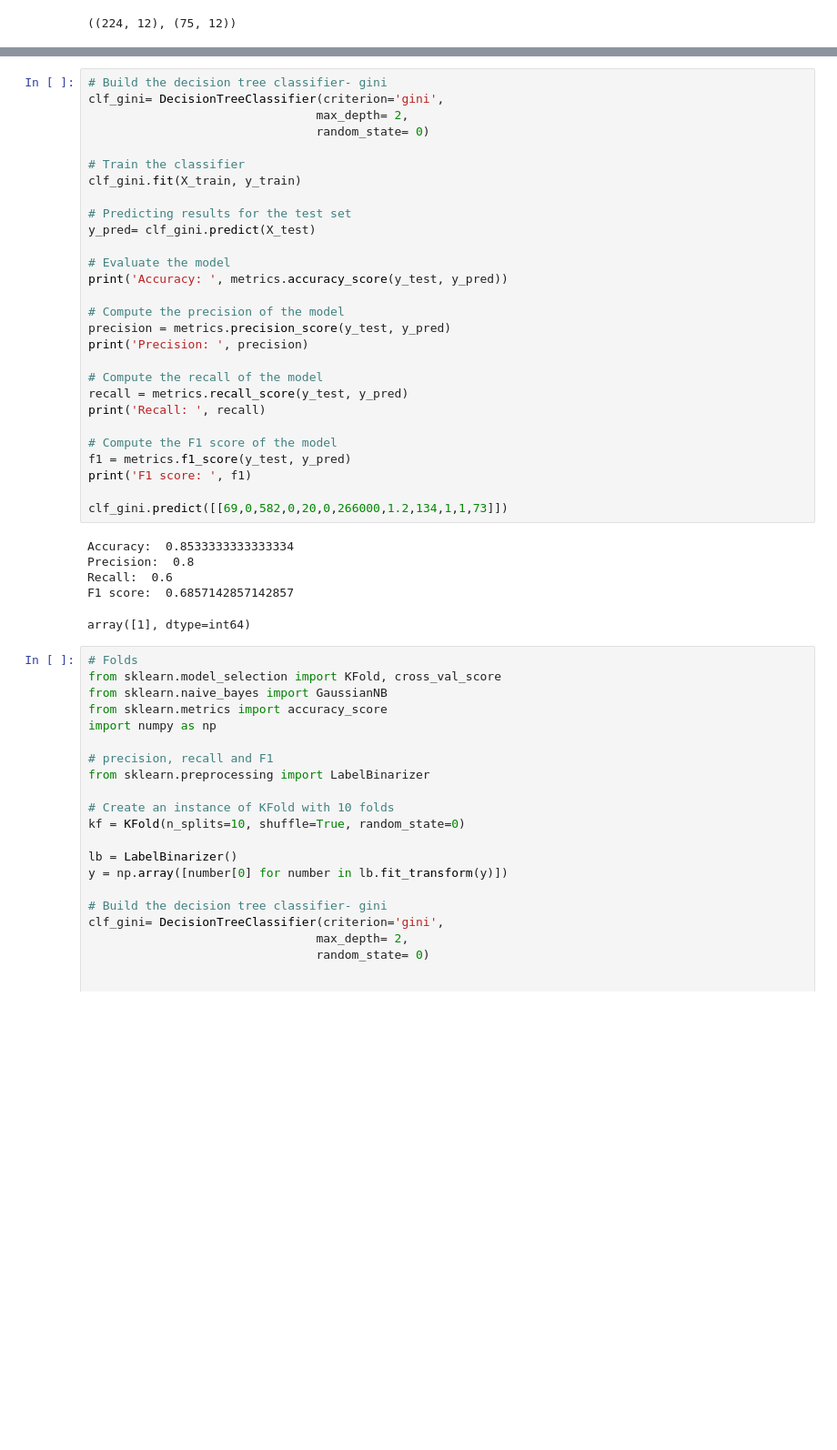
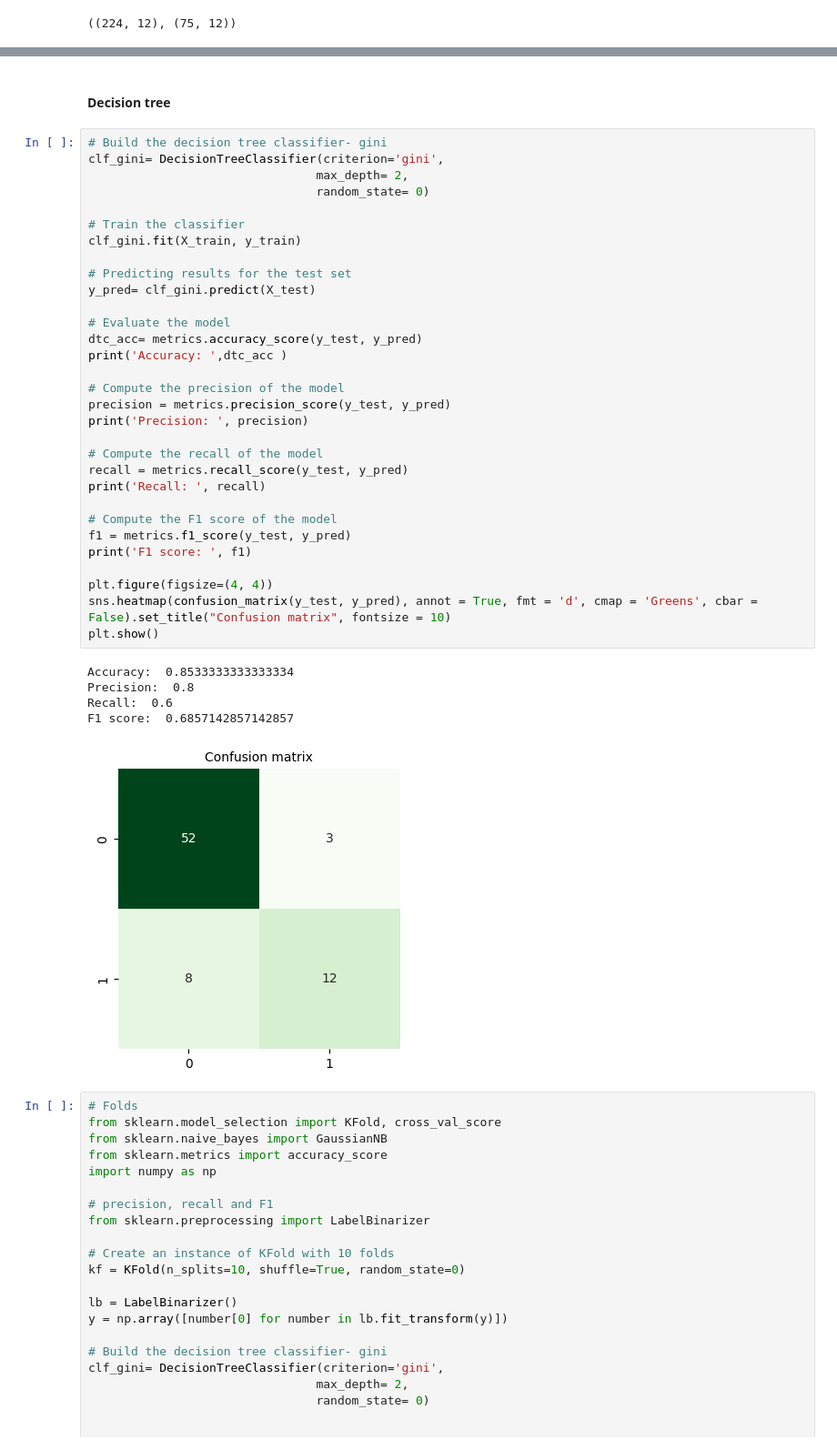
Before and after one commit to cepdnaclk/e18-6sp-ML-based-patient-care-diagnostic, a Jupyter notebook: backend/fastapi/heart_disease/model1.ipynb, the cells around one changed output, grey strips where cells are left out. Shown at 91% size. Drawn from its saved outputs; the diff is of its cells as text; blank space fills up the shorter version.

```diff
--- a/backend/fastapi/heart_disease/model1.ipynb
+++ b/backend/fastapi/heart_disease/model1.ipynb
@@ -99,40 +103,45 @@ X_train.drop(labels= correlated_features, axis = 1, inplace= True)
 X_test.drop(labels= correlated_features, axis = 1, inplace= True)
 # %% [output]
 set()
+# %% [markdown]
+#### Decision tree
 # %%
 # Build the decision tree classifier- gini
 clf_gini= DecisionTreeClassifier(criterion='gini',
                                 max_depth= 2,
                                 random_state= 0)
 
 # Train the classifier
 clf_gini.fit(X_train, y_train)
 
 # Predicting results for the test set
 y_pred= clf_gini.predict(X_test)
 
 # Evaluate the model
-print('Accuracy: ', metrics.accuracy_score(y_test, y_pred))
+dtc_acc= metrics.accuracy_score(y_test, y_pred)
+print('Accuracy: ',dtc_acc )
 
 # Compute the precision of the model
 precision = metrics.precision_score(y_test, y_pred)
 print('Precision: ', precision)
 
 # Compute the recall of the model
 recall = metrics.recall_score(y_test, y_pred)
 print('Recall: ', recall)
 
 # Compute the F1 score of the model
 f1 = metrics.f1_score(y_test, y_pred)
 print('F1 score: ', f1)
 
-clf_gini.predict([[69,0,582,0,20,0,266000,1.2,134,1,1,73]])
+plt.figure(figsize=(4, 4))
+sns.heatmap(confusion_matrix(y_test, y_pred), annot = True, fmt = 'd', cmap = 'Greens', cbar = False).set_title("Confusion matrix", fontsize = 10)
+plt.show()
 # %% [output]
 Accuracy:  0.8533333333333334
 Precision:  0.8
 Recall:  0.6
 F1 score:  0.6857142857142857
-array([1], dtype=int64)
+[figure, added]
 # %%
 # Folds
 from sklearn.model_selection import KFold, cross_val_score
```
Also changed, not shown: parts of 14 cells of this notebook, 6 other files.
